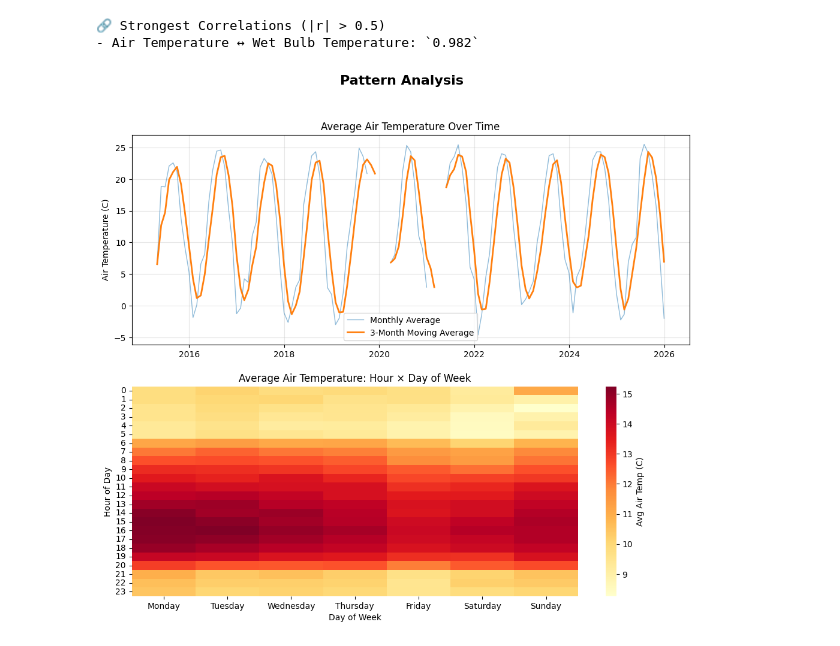
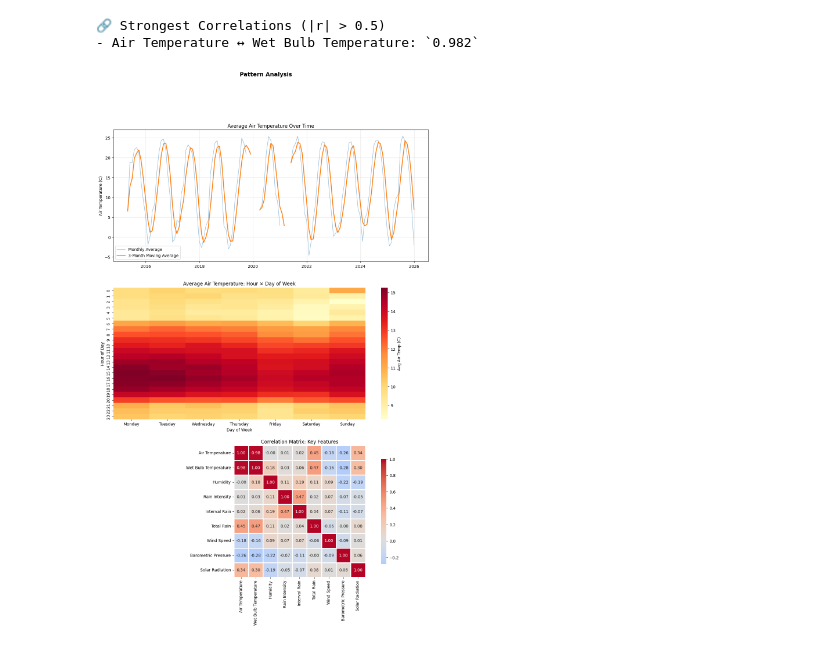
Before and after one commit to UCSF-DataSci/ds217-11-final-bobho1999, a Jupyter notebook: q5_pattern_analysis.ipynb, the cells around one changed output. Cells and saved outputs as stored; diff of their text form; code cells hidden in the pictures.

Commit message:
Q5 Added correlation heatmap to saved png

```diff
--- a/q5_pattern_analysis.ipynb
+++ b/q5_pattern_analysis.ipynb
@@ -194,38 +193,40 @@ corr_matrix.to_csv('output/q5_correlations.csv')
 # Trend Analysis
 # Resample to daily for trend analysis
 monthly = df_ts.resample('ME').agg({
     'Air Temperature': 'mean'
 })
 
 # Calculate moving averages for trend detection
 monthly['air_temp_3m_ma'] = monthly['Air Temperature'].rolling(window=3, min_periods=1).mean()
 
 # Visualize trends
-fig, axes = plt.subplots(2, 1, figsize=(12, 10))
-fig.suptitle('Pattern Analysis', fontsize=16, fontweight='bold')
+fig, axes = plt.subplots(3, 1, figsize=(14, 20))
+fig.suptitle('Pattern Analysis', fontsize=14, fontweight='bold')
 
-# Average fare over time
+# Average air temperature over time
 axes[0].plot(monthly.index, monthly['Air Temperature'], alpha=0.5, label='Monthly Average', linewidth=1)
 axes[0].plot(monthly.index, monthly['air_temp_3m_ma'], label='3-Month Moving Average', linewidth=2)
 axes[0].set_title('Average Air Temperature Over Time')
 axes[0].set_ylabel('Air Temperature (C)')
 axes[0].legend()
 axes[0].grid(True, alpha=0.3)
 
 # Analyze patterns by day of week
 day_order = ['Monday', 'Tuesday', 'Wednesday', 'Thursday', 'Friday', 'Saturday', 'Sunday']
 daily_by_dow = df_ts.groupby('day_name')['Air Temperature'].agg(['mean', 'std', 'count']).reindex(day_order)
 
-# Hourly pattern (heatmap by day of week)
-# What is .unstack()? It converts a multi-index Series into a DataFrame by moving
-# one index level to columns. Here, 'day_name' becomes column headers, making it
-# easy to create a heatmap where rows=hours, columns=days.
+# Hourly pattern (heatmap by day of week); adopted from Lecture 11 demo
 hourly_dow = df_ts.groupby(['day_name', 'hour'])['Air Temperature'].mean().unstack(level=0).reindex(columns=day_order)
 sns.heatmap(hourly_dow, annot=False, cmap='YlOrRd', ax=axes[1], cbar_kws={'label': 'Avg Air Temp (C)'})
 axes[1].set_title('Average Air Temperature: Hour × Day of Week')
 axes[1].set_xlabel('Day of Week')
 axes[1].set_ylabel('Hour of Day')
 
+# Visualize correlation matrix
+sns.heatmap(corr_matrix, annot=True, fmt='.2f', cmap='coolwarm', center=0,
+            square=True, linewidths=1, cbar_kws={"shrink": 0.8}, ax=axes[2])
+axes[2].set_title('Correlation Matrix: Key Features')
+
 plt.savefig('output/q5_patterns.png', dpi=150, bbox_inches='tight')
 # %% [output]
-[figure, old version]
+[figure, new version]
```
Also changed, not shown: parts of 2 cells of this notebook, 1 other file.
